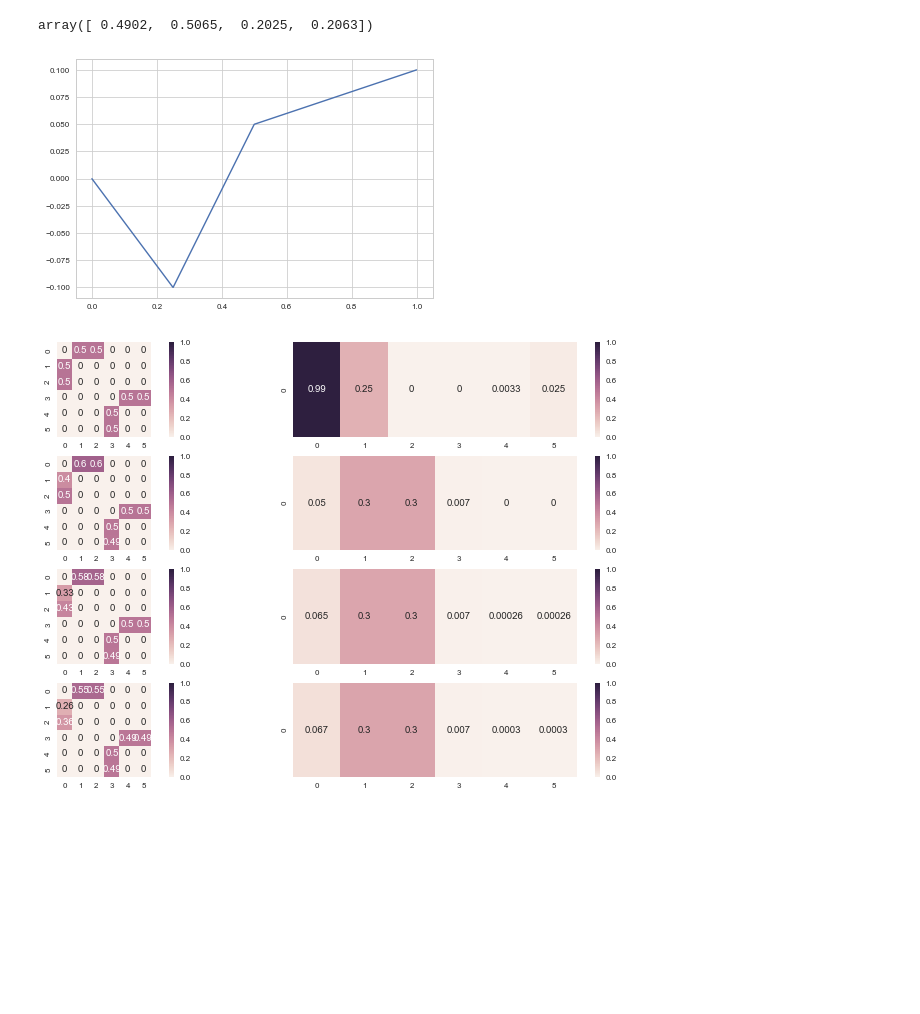
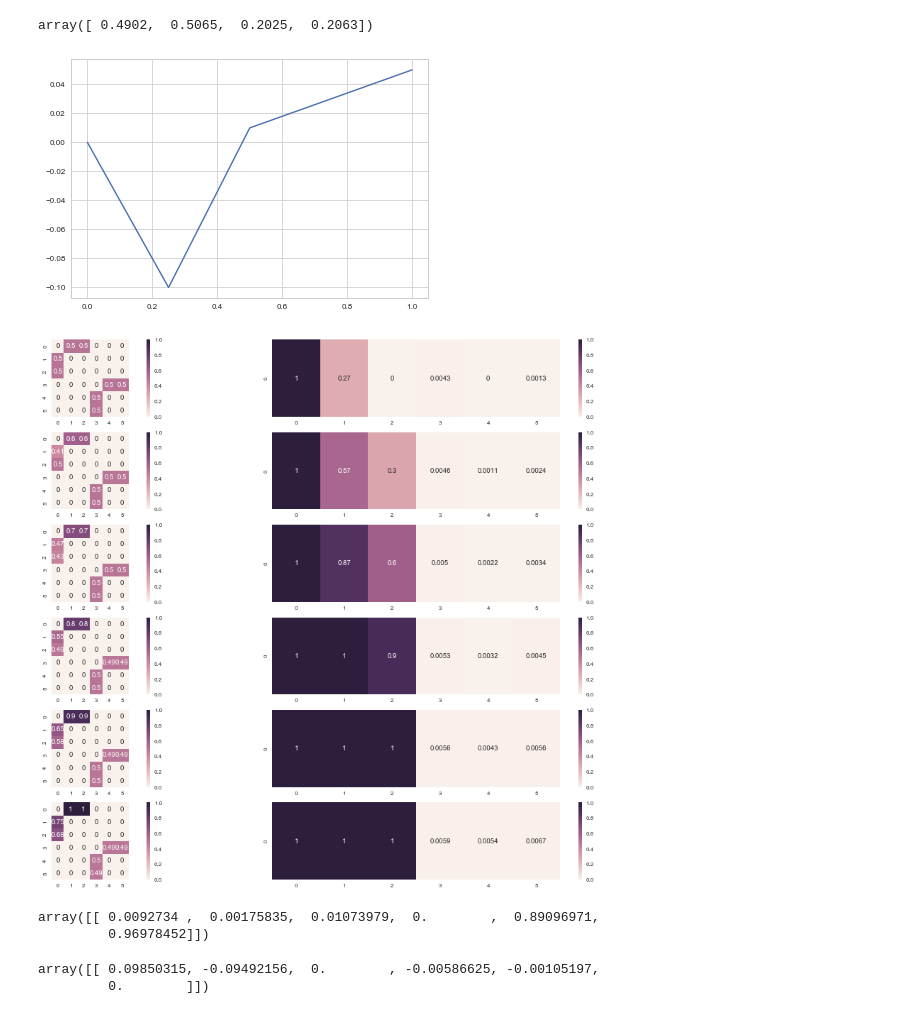
Before and after one commit to mvdoc/graphsemnet, a Jupyter notebook: notebooks/equations_algorithm.ipynb, the cells around one changed output. Drawn from its saved outputs; the diff is of its cells as text; code cells hidden in the pictures; blank space fills up the shorter version.

```diff
--- a/notebooks/equations_algorithm.ipynb
+++ b/notebooks/equations_algorithm.ipynb
@@ -62,2 +31,0 @@ n_nodes = len(W)
-# %%
-nmph = compute_nmph(-0.1, 0.5, 0.5, 0.6)
@@ -195,9 +66,6 @@ def run_experiment(gamma, depth, nmph, n_iter=1000, sigma_noise=0.01):
     W[3, 5] = 0.5
     W += W.T
 
-    # adjacency please
-    A = compute_adjacency(W)
-
     for i in range(n_iter):
         # Phase 2: Retrieval Practice
         # We want horse
@@ -206,7 +74,7 @@ def run_experiment(gamma, depth, nmph, n_iter=1000, sigma_noise=0.01):
         ACT_pr = noisy_activation(ACT_pr, sigma_noise=sigma_noise)
         W_ = W
         for _ in range(1):
-            Ws, ACT = spread_activation(W_, ACT_pr, nmph, gamma, depth, A)
+            Ws, ACT = spread_activation(W_, ACT_pr, nmph, gamma, depth)
             W_ = Ws[-1]
 
         # Phase 3: Test
@@ -218,18 +86,18 @@ def run_experiment(gamma, depth, nmph, n_iter=1000, sigma_noise=0.01):
 
         winners = []
         for activation, which in zip([ACT_rpplus, ACT_rpminus, ACT_nrp1, ACT_nrp2], [1, 2, 4, 5]):
-            _, activation_ = spread_activation(W_te, activation, nmph, gamma, depth, A)
+            _, activation_ = spread_activation(W_te, activation, nmph, gamma, depth)
             # do not consider the one we activated
             which_active = np.argmax(activation)
             last_activation = activation_[-1]
             # do not look at the category we ping'd
             last_activation[0][which_active] = 0.
-            #prob_activation = filter_activation(last_activation, nmph)
+            prob_activation = filter_activation(last_activation, nmph)
             # probabilistic response
-            #n_responses = 10
-            #responses = np.random.choice(range(6), n_responses, p=prob_activation)
-            #winners.append(np.sum(responses == which)/n_responses)
-            winners.append((np.argmax(nmph(last_activation)) == which).astype(int))
+            n_responses = 10
+            responses = np.random.choice(range(6), n_responses, p=prob_activation)
+            winners.append(np.sum(responses == which)/n_responses)
+            #winners.append((np.argmax(nmph(last_activation)) == which).astype(int))
             #winners.append((activation_[-1][which] > 0.5).astype(int))
         winner_iter.append(winners)
 
@@ -366,9 +214,9 @@ array([ 0.4902,  0.5065,  0.2025,  0.2063])
 gamma = 0.3
 depth = 3
 # %%
-nmph = compute_nmph(-0.1, .5, .05, .1)
+nmph = compute_nmph(-0.1, .5, .01, .05)
 x = np.linspace(0, 1, 1000)
 y = nmph(x)
 plt.plot(x, y);
 # %% [output]
-[figure, old version]
+[figure, new version]
@@ -426,2 +225,5 @@ winner_iter = np.array(winner_iter)
+# %%
+depth = 5
+gamma = 0.01
 # %%
 sns.set_context('paper')
@@ -428,8 +281,13 @@ sns.set_context('paper')
 # %%
 n_depth = len(Ws)
-fig, axs = plt.subplots(n_depth, 2, figsize=(14, 8))
+fig, axs = plt.subplots(n_depth, 2, figsize=(20, 14))
 for W_, ACT_, ax in zip(Ws, ACT, axs):
     sns.heatmap(W_, annot=True, vmin=0, vmax=1, ax=ax[0], square=True)
     sns.heatmap(ACT_, annot=True, vmin=0, vmax=1, ax=ax[1])
 # %% [output]
-[figure, old version]
+[figure, new version]
+# %%
+last_activation
+# %% [output]
+array([[ 0.0092734 ,  0.00175835,  0.01073979,  0.        ,  0.89096971,
+         0.96978452]])
@@ -435,0 +296,5 @@ for W_, ACT_, ax in zip(Ws, ACT, axs):
+# %%
+nmph(ACT[0])
+# %% [output]
+array([[ 0.09850315, -0.09492156,  0.        , -0.00586625, -0.00105197,
+         0.        ]])
```
Also changed, not shown: parts of 40 cells of this notebook, 1 other file.
